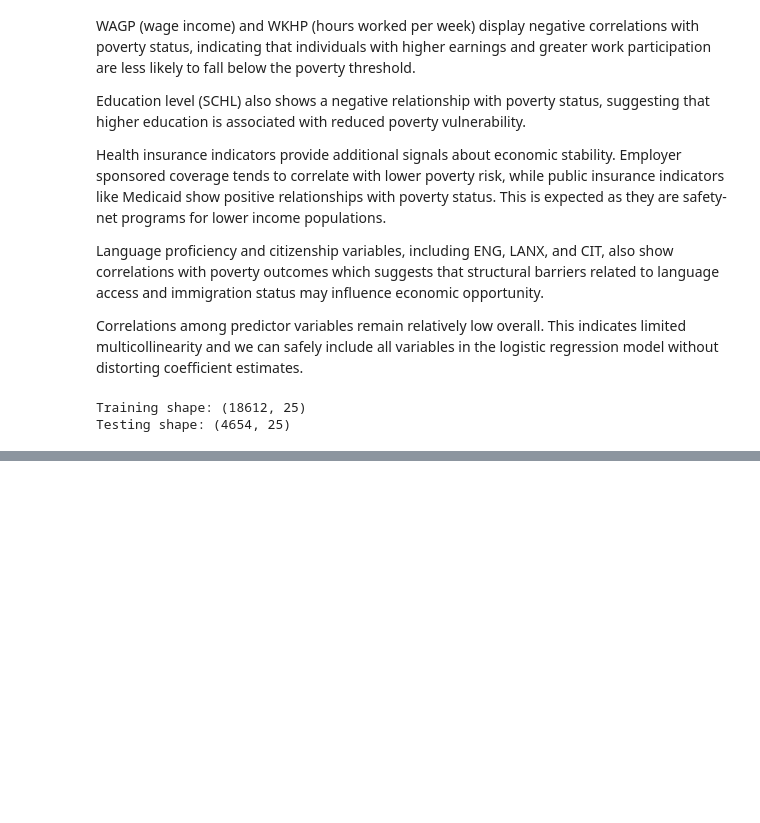
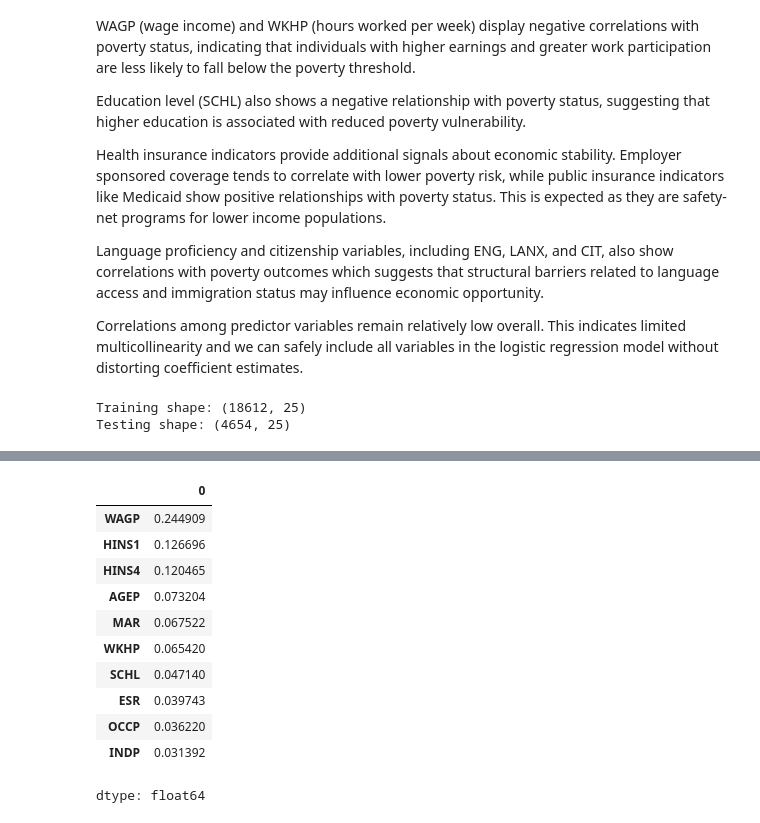
Before and after one commit to marcelalozano27-ship-it/Predicting-CA-Poverty--ML-Project, a Jupyter notebook: MLFinalProject.ipynb, the cells around one changed output, grey strips where cells are left out. Cells and saved outputs as stored; diff of their text form; code cells hidden in the pictures; blank space fills up the shorter version.

```diff
--- a/MLFinalProject.ipynb
+++ b/MLFinalProject.ipynb
@@ -439,0 +505,20 @@ Testing shape: (4654, 25)
+# %%
+feature_importance = pd.Series(
+    rf_model.feature_importances_,
+    index=X.columns
+).sort_values(ascending=False)
+
+feature_importance.head(10)
+# %% [output]
+|  | 0 |
+| WAGP | 0.244909 |
+| HINS1 | 0.126696 |
+| HINS4 | 0.120465 |
+| AGEP | 0.073204 |
+| MAR | 0.067522 |
+| WKHP | 0.065420 |
+| SCHL | 0.047140 |
+| ESR | 0.039743 |
+| OCCP | 0.036220 |
+| INDP | 0.031392 |
+dtype: float64
```
Also changed, not shown: parts of 5 cells of this notebook.
